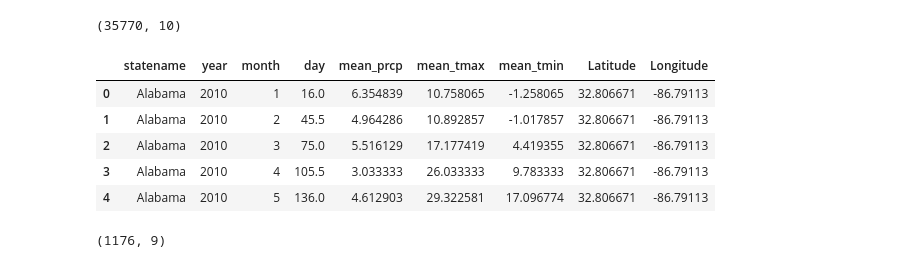
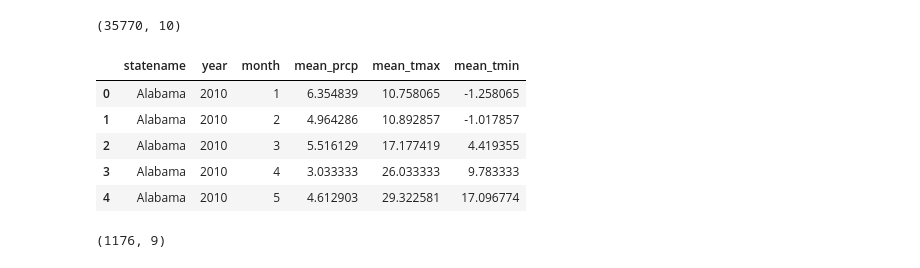
Before and after one commit to smrtnrd/prototype, a Jupyter notebook: develop/2017-10-30-bb-climate.ipynb, the cells around one changed output. Saved outputs shown, nothing was run; the diff lists cells and outputs as text; code cells hidden in the pictures.

```diff
--- a/develop/2017-10-30-bb-climate.ipynb
+++ b/develop/2017-10-30-bb-climate.ipynb
@@ -166,19 +166,19 @@ climate.shape
 # %% [output]
 (35770, 10)
 # %%
-df_month = climate[['month','year', 'yday', 'prcp', 'tmax', 'tmin','Latitude','Longitude','statename']].groupby(['statename','year', 'month',], as_index = False).mean()
+df_month = climate[['month','year', 'prcp', 'tmax', 'tmin','statename']].groupby(['statename','year', 'month',], as_index = False).mean()
 df_month = df_month.rename(columns={'yday':'day',
                                     'prcp':'mean_prcp',
                                    'tmax': 'mean_tmax',
                                    'tmin':'mean_tmin'})
 df_month.head()
 # %% [output]
-|  | statename | year | month | day | mean_prcp | mean_tmax | mean_tmin | Latitude | Longitude |
-| 0 | Alabama | 2010 | 1 | 16.0 | 6.354839 | 10.758065 | -1.258065 | 32.806671 | -86.79113 |
-| 1 | Alabama | 2010 | 2 | 45.5 | 4.964286 | 10.892857 | -1.017857 | 32.806671 | -86.79113 |
-| 2 | Alabama | 2010 | 3 | 75.0 | 5.516129 | 17.177419 | 4.419355 | 32.806671 | -86.79113 |
-| 3 | Alabama | 2010 | 4 | 105.5 | 3.033333 | 26.033333 | 9.783333 | 32.806671 | -86.79113 |
-| 4 | Alabama | 2010 | 5 | 136.0 | 4.612903 | 29.322581 | 17.096774 | 32.806671 | -86.79113 |
+|  | statename | year | month | mean_prcp | mean_tmax | mean_tmin |
+| 0 | Alabama | 2010 | 1 | 6.354839 | 10.758065 | -1.258065 |
+| 1 | Alabama | 2010 | 2 | 4.964286 | 10.892857 | -1.017857 |
+| 2 | Alabama | 2010 | 3 | 5.516129 | 17.177419 | 4.419355 |
+| 3 | Alabama | 2010 | 4 | 3.033333 | 26.033333 | 9.783333 |
+| 4 | Alabama | 2010 | 5 | 4.612903 | 29.322581 | 17.096774 |
 # %%
 df_month.shape
 # %% [output]
```
Also changed, not shown: parts of 1 cell of this notebook, 10 other files.
